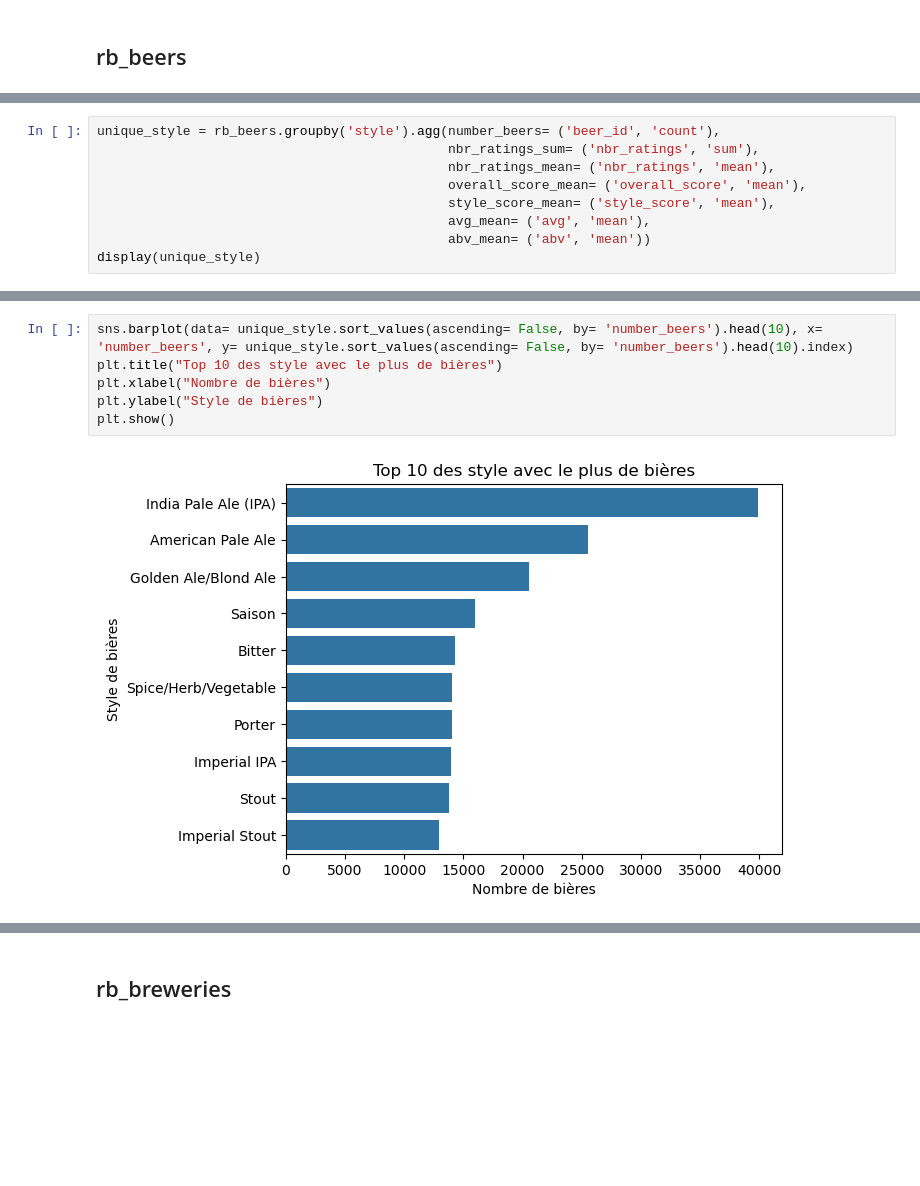
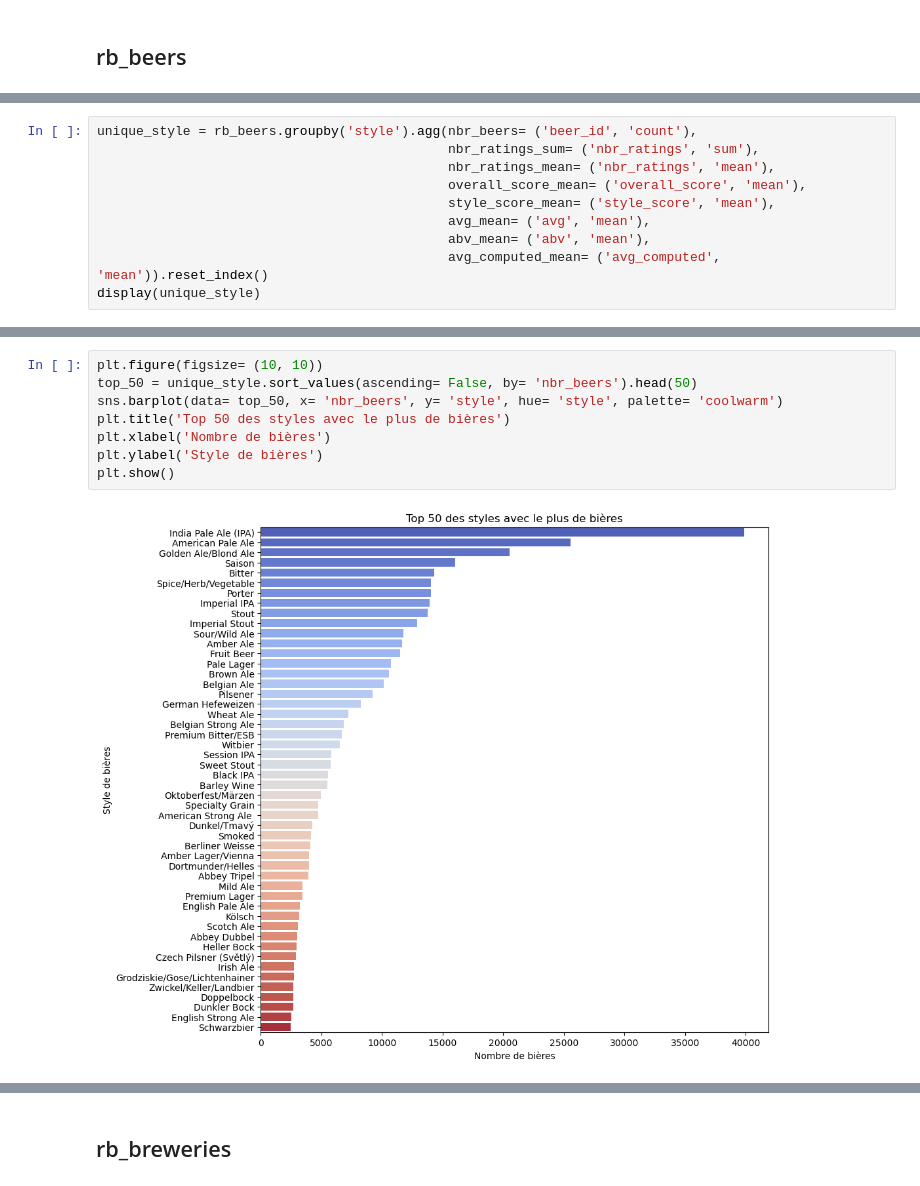
Before and after one commit to epfl-ada/ada-2024-project-bada55, a Jupyter notebook: notebook/data/data.ipynb, the cells around one changed output, grey strips where cells are left out. Drawn from its saved outputs; the diff is of its cells as text; blank space fills up the shorter version.

```diff
--- a/notebook/data/data.ipynb
+++ b/notebook/data/data.ipynb
@@ -540,0 +599,10 @@ text: From a bottle, pours a piss yellow color with a fizzy white head.  This is
+# %%
+unique_style = rb_beers.groupby('style').agg(nbr_beers= ('beer_id', 'count'),
+                                             nbr_ratings_sum= ('nbr_ratings', 'sum'),
+                                             nbr_ratings_mean= ('nbr_ratings', 'mean'),
+                                             overall_score_mean= ('overall_score', 'mean'),
+                                             style_score_mean= ('style_score', 'mean'),
+                                             avg_mean= ('avg', 'mean'),
+                                             abv_mean= ('abv', 'mean'),
+                                             avg_computed_mean= ('avg_computed', 'mean')).reset_index()
+display(unique_style)
@@ -574,9 +639,0 @@ display(unique_brewery)
-# %%
-unique_style = rb_beers.groupby('style').agg(number_beers= ('beer_id', 'count'),
-                                             nbr_ratings_sum= ('nbr_ratings', 'sum'),
-                                             nbr_ratings_mean= ('nbr_ratings', 'mean'),
-                                             overall_score_mean= ('overall_score', 'mean'),
-                                             style_score_mean= ('style_score', 'mean'),
-                                             avg_mean= ('avg', 'mean'),
-                                             abv_mean= ('abv', 'mean'))
-display(unique_style)
@@ -662,9 +724,11 @@ plt.show()
 # %%
-sns.barplot(data= unique_style.sort_values(ascending= False, by= 'number_beers').head(10), x= 'number_beers', y= unique_style.sort_values(ascending= False, by= 'number_beers').head(10).index)
-plt.title("Top 10 des style avec le plus de bières")
-plt.xlabel("Nombre de bières")
-plt.ylabel("Style de bières")
+plt.figure(figsize= (10, 10))
+top_50 = unique_style.sort_values(ascending= False, by= 'nbr_beers').head(50)
+sns.barplot(data= top_50, x= 'nbr_beers', y= 'style', hue= 'style', palette= 'coolwarm')
+plt.title('Top 50 des styles avec le plus de bières')
+plt.xlabel('Nombre de bières')
+plt.ylabel('Style de bières')
 plt.show()
 # %% [output]
-[figure, old version]
+[figure, new version]
 # %%
```
Also changed, not shown: parts of 29 cells of this notebook.
